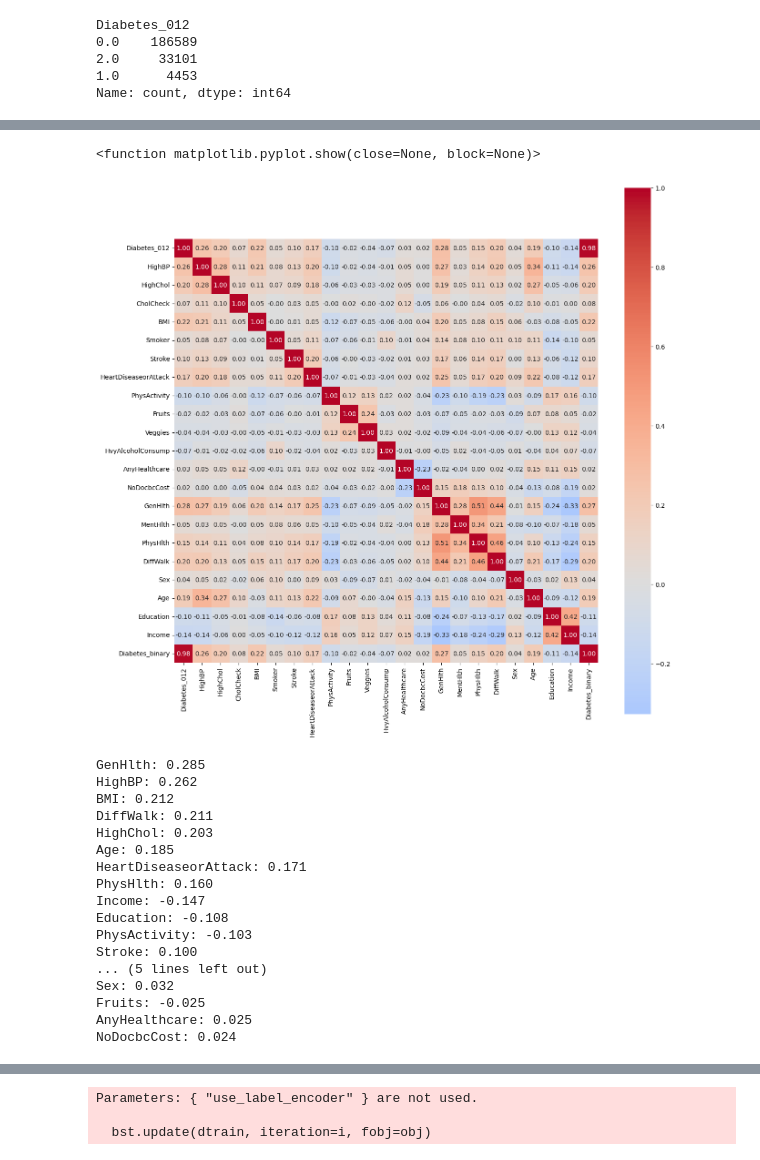
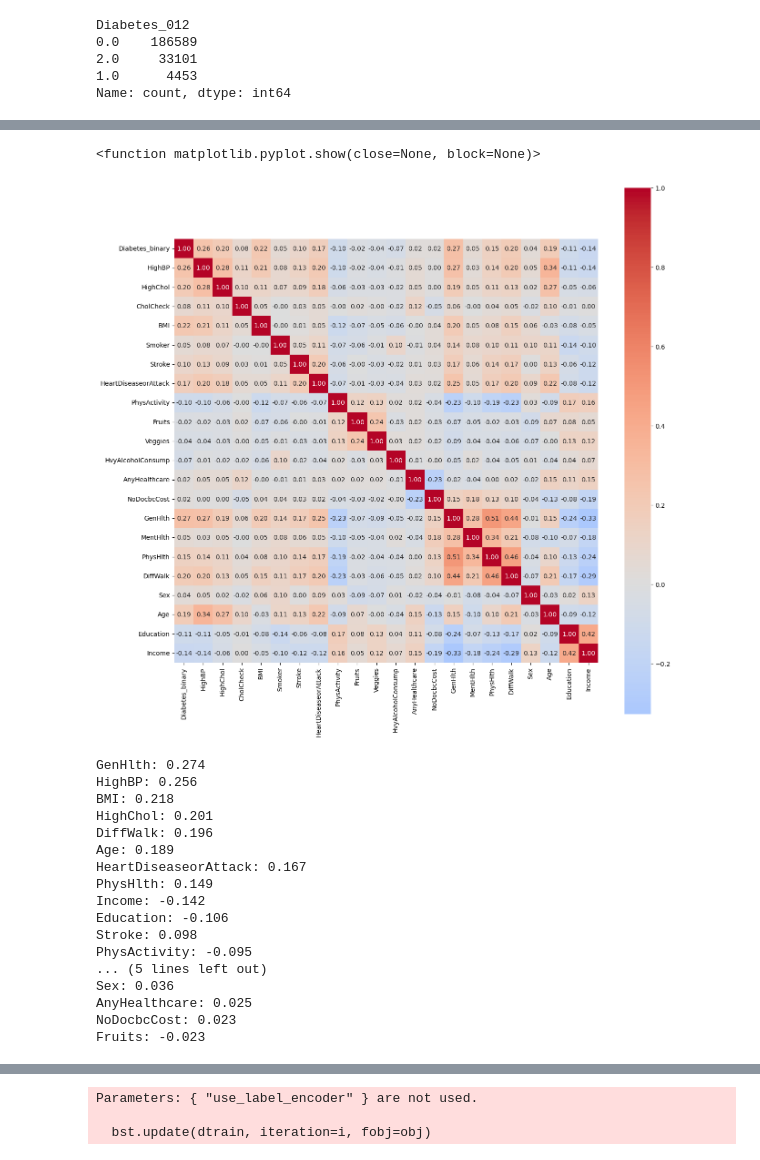
Before and after one commit to africapig/AI-Assignment, a Jupyter notebook: diabetes.ipynb, the cells around one changed output, grey strips where cells are left out. Saved outputs shown, nothing was run; the diff lists cells and outputs as text; code cells hidden in the pictures.

```diff
--- a/diabetes.ipynb
+++ b/diabetes.ipynb
@@ -145,10 +148,17 @@ Diabetes_012
 1.0      4453
 Name: count, dtype: int64
 # %%
-# For binary classification, we'll combine prediabetes and diabetes (classes 1 and 2)
-df2['Diabetes_binary'] = df2['Diabetes_012'].apply(lambda x: 1 if x >= 1 else 0)
+# Copy df2 into df3
+df3 = df2.copy()
 
-# Verify new target distribution
-print("New binary target distribution:")
-print(df2['Diabetes_binary'].value_counts())
+# Replace Diabetes_012 with binary version
+df3['Diabetes_012'] = df3['Diabetes_012'].apply(lambda x: 1 if x >= 1 else 0)
+
+# Rename the column
+df3.rename(columns={'Diabetes_012': 'Diabetes_binary'}, inplace=True)
+
+# Save as new CSV
+df3.to_csv("diabetes_binary.csv", index=False)
+
+print("✅ Saved df3 with Diabetes_binary as diabetes_binary.csv")
 # %% [output]
@@ -165,37 +182,37 @@ See the caveats in the documentation: https://pandas.pydata.org/pandas-docs/stab
 # %%
 plt.figure(figsize=(15,15))
-sns.heatmap(df2.select_dtypes(include=['int', 'float']).corr(), annot=True, center=0, cmap='coolwarm', fmt=".2f", square=True)
+sns.heatmap(df3.select_dtypes(include=['int', 'float']).corr(), annot=True, center=0, cmap='coolwarm', fmt=".2f", square=True)
 plt.show
 # %% [output]
 <function matplotlib.pyplot.show(close=None, block=None)>
-[figure, old version]
+[figure, new version]
 # %%
 # 取目標欄位（target）對所有特徵的相關係數
-target_corr = df.select_dtypes(include=['int', 'float']).corr()['Diabetes_012'].drop('Diabetes_012')
+target_corr = df3.select_dtypes(include=['int', 'float']).corr()['Diabetes_binary'].drop('Diabetes_binary')
 
 # 將結果由大到小排序
 target_corr_sorted = target_corr.abs().sort_values(ascending=False)
 
 # 印出相關係數
 for feature in target_corr_sorted.index:
-    print(f"{feature}: {df.select_dtypes(include=['int', 'float']).corr().loc[feature, 'Diabetes_012']:.3f}")
+    print(f"{feature}: {df3.select_dtypes(include=['int', 'float']).corr().loc[feature, 'Diabetes_binary']:.3f}")
 # %% [output]
-GenHlth: 0.285
-HighBP: 0.262
-BMI: 0.212
-DiffWalk: 0.211
-HighChol: 0.203
-Age: 0.185
-HeartDiseaseorAttack: 0.171
-PhysHlth: 0.160
-Income: -0.147
-Education: -0.108
-PhysActivity: -0.103
-Stroke: 0.100
+GenHlth: 0.274
+HighBP: 0.256
+BMI: 0.218
+HighChol: 0.201
+DiffWalk: 0.196
+Age: 0.189
+HeartDiseaseorAttack: 0.167
+PhysHlth: 0.149
+Income: -0.142
+Education: -0.106
+Stroke: 0.098
+PhysActivity: -0.095
 ... (5 lines left out)
-Sex: 0.032
-Fruits: -0.025
+Sex: 0.036
 AnyHealthcare: 0.025
-NoDocbcCost: 0.024
+NoDocbcCost: 0.023
+Fruits: -0.023
 # %%
 # Features = all columns except target
```
Also changed, not shown: parts of 24 cells of this notebook.
